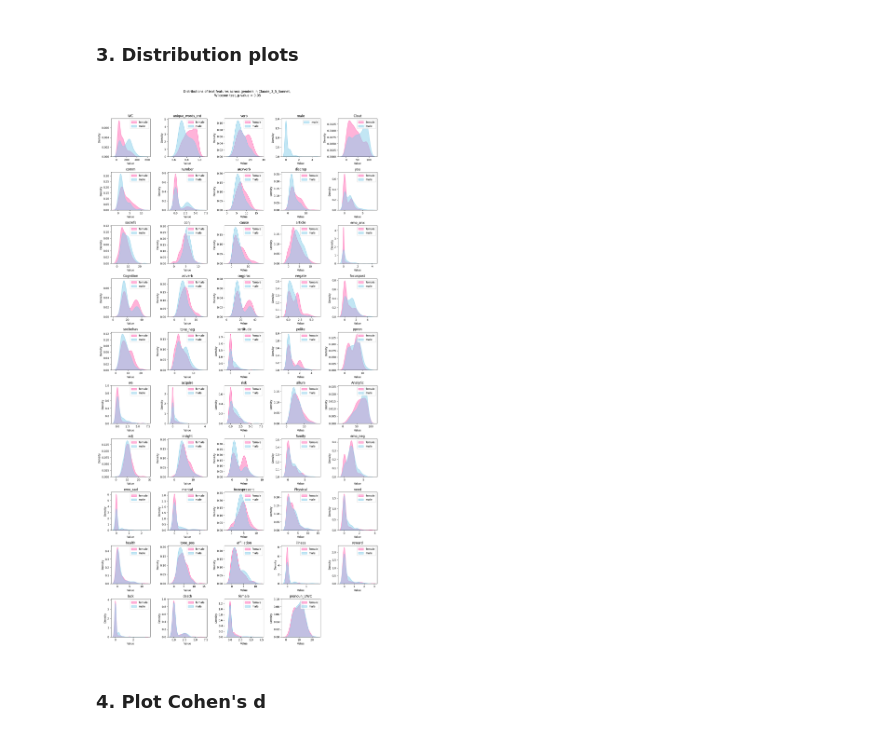
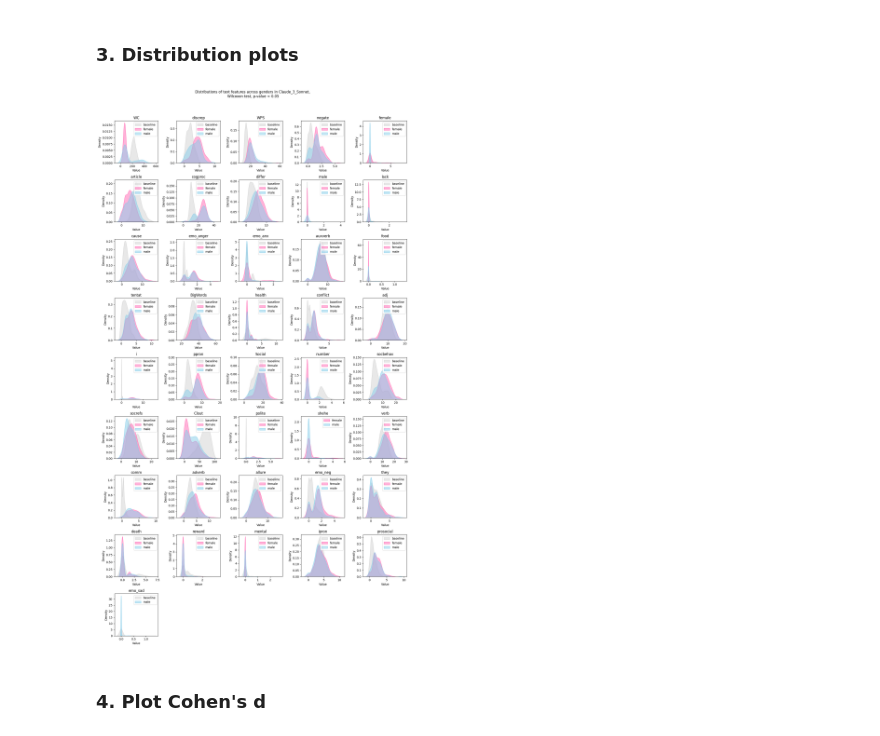
Before and after one commit to azoz01/data-science-workshop-2025L, a Jupyter notebook: text_feature_analysis/one_model_analysis.ipynb, the cells around one changed output. Drawn from its saved outputs; the diff is of its cells as text; code cells hidden in the pictures.

```diff
--- a/text_feature_analysis/one_model_analysis.ipynb
+++ b/text_feature_analysis/one_model_analysis.ipynb
@@ -12,9 +13,10 @@ MODEL_NAME = "Claude_3_5_Sonnet"
 ### 1. Load data
 # %%
 df = pd.read_csv(DATA_PATH, decimal=',')
+baseline_df = pd.read_excel(BASELINE_PATH)
 # %%
 text_feature_cols = list(df.columns[24:])
-female_df, male_df = prepare_dfs(df, text_feature_cols)
+baseline_feature_cols = list(baseline_df.columns[8:])
 # %%
 len(text_feature_cols)
 # %% [output]
@@ -21,0 +28,3 @@ len(text_feature_cols)
+# %%
+text_feature_cols = list(set(text_feature_cols).intersection(set(baseline_feature_cols)))
+len(text_feature_cols)
@@ -22,3 +33,6 @@ len(text_feature_cols)
+# %%
+female_df, male_df = prepare_dfs(df, text_feature_cols)
+baseline_df = baseline_df[text_feature_cols].astype("float")
 # %% [markdown]
 ### 2. Perform Wilcoxon test
 # %%
@@ -30,9 +44,9 @@ wilcoxon_pvalues_0_95 = {feature: pvalue for feature, pvalue in wilcoxon_pvalues
 # %% [markdown]
 ### 3. Distribution plots
 # %%
-plot_features_distribution(male_df, female_df, wilcoxon_pvalues_0_05, PVALUE, MODEL_NAME)
+plot_features_distribution(male_df, female_df, baseline_df, wilcoxon_pvalues_0_05, PVALUE, MODEL_NAME)
 # %% [output]
-[figure, old version]
+[figure, new version]
 # %% [markdown]
 ### 4. Plot Cohen's d
 # %%
```
Also changed, not shown: parts of 4 cells of this notebook, 51 other files.
